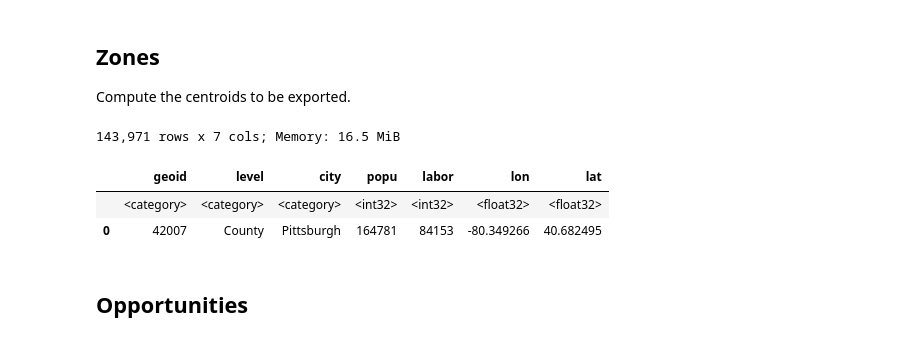
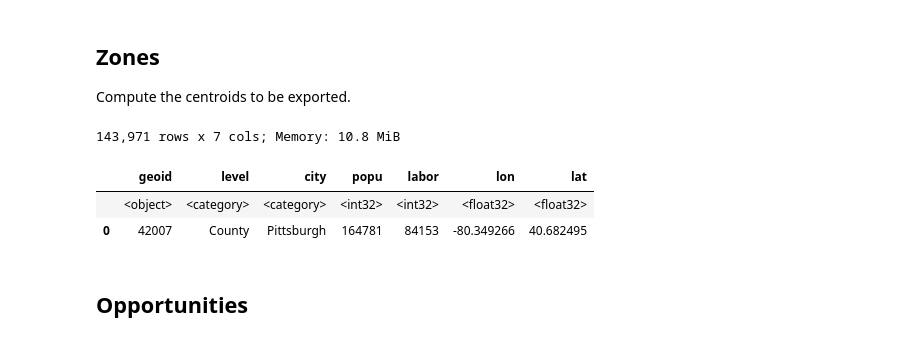
Before and after one commit to rvanxer/spatial_access_america, a Jupyter notebook: get_access.ipynb, the cells around one changed output. Cells and saved outputs as stored; diff of their text form; code cells hidden in the pictures.

Commit message:
Fixed code for revised data preparation for paper

```diff
--- a/get_access.ipynb
+++ b/get_access.ipynb
@@ -6,16 +6,15 @@ from utils import *
 ## Zones
 Compute the centroids to be exported.
 # %%
-zones = gpd.read_parquet('data/zones.parquet', columns=[
-    'geoid', 'level', 'city', 'popu', 'labor', 'geometry'])
-xy = (zones.to_crs(CRS_M).centroid.to_crs(CRS_DEG).get_coordinates()
-      .astype(F32).rename(columns=D(x='lon', y='lat')))
-zones = zones.drop(columns='geometry').astype(D(geoid=CAT))
-zones = pd.concat([zones, xy], axis=1).disp() # 8s
+zones = pd.read_parquet('data/zones.parquet', columns=[
+    'geoid', 'level', 'city', 'popu', 'labor'])
+centroids = pd.read_parquet('data/centroids.parquet', columns=[
+    'geoid', 'x', 'y']).rename(columns=D(x='lon', y='lat'))
+zones = zones.merge(centroids, on='geoid').disp()
 # %% [output]
-143,971 rows x 7 cols; Memory: 16.5 MiB
+143,971 rows x 7 cols; Memory: 10.8 MiB
 |  | geoid | level | city | popu | labor | lon | lat |
-|  | <category> | <category> | <category> | <int32> | <int32> | <float32> | <float32> |
+|  | <object> | <category> | <category> | <int32> | <int32> | <float32> | <float32> |
 | 0 | 42007 | County | Pittsburgh | 164781 | 84153 | -80.349266 | 40.682495 |
 # %% [markdown]
 ## Opportunities
```
Also changed, not shown: parts of 4 cells of this notebook, 6 other files.
